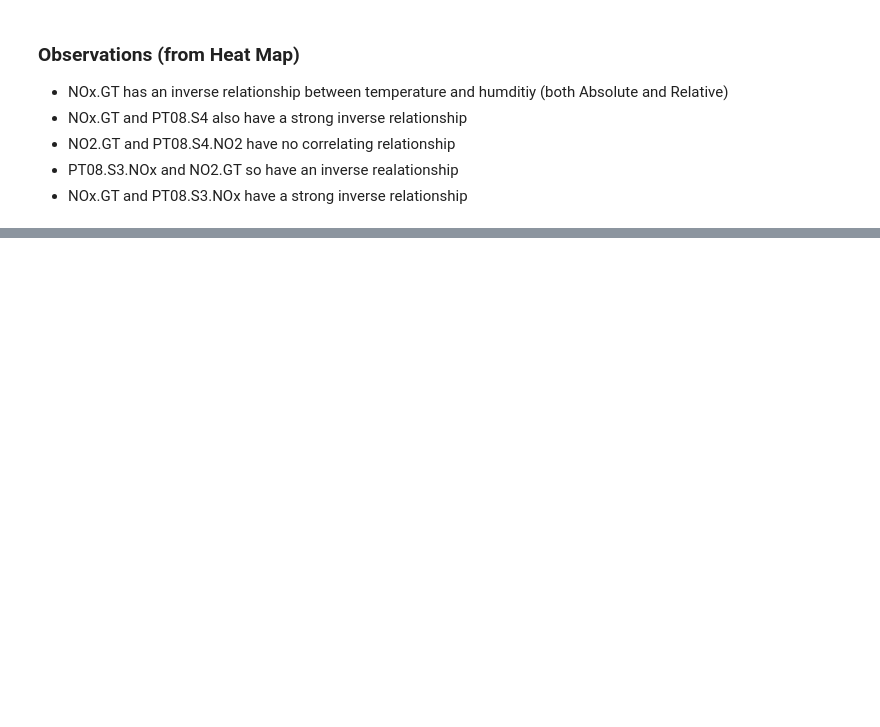
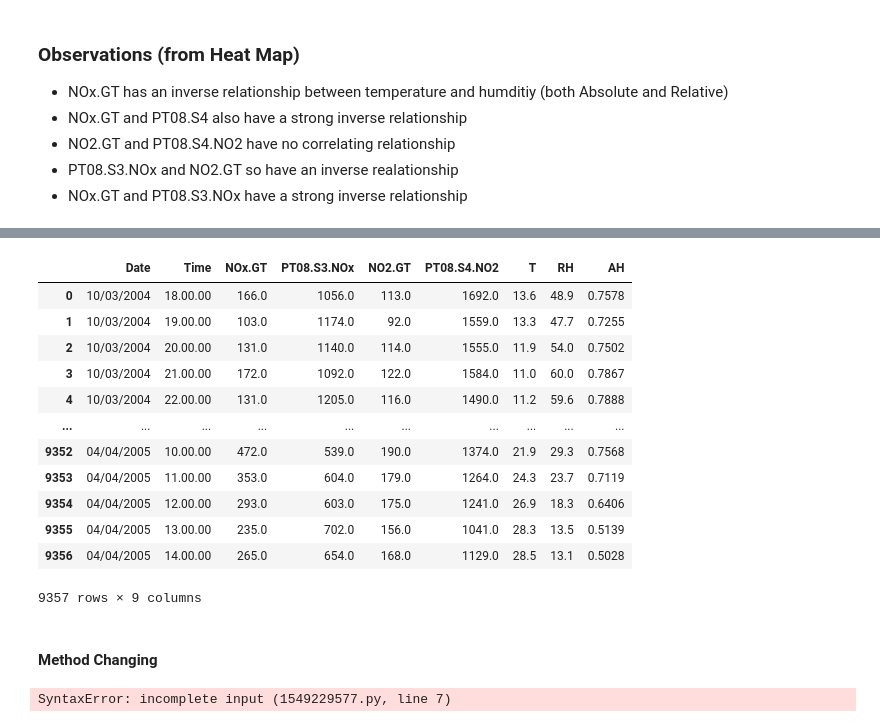
Before and after one commit to ubco-W2022T2-data301/project-group-group59, a Jupyter notebook: analysis/analysis2.ipynb, the cells around one changed output, grey strips where cells are left out. Cells and saved outputs as stored; diff of their text form; code cells hidden in the pictures; blank space fills up the shorter version.

```diff
--- a/analysis/analysis2.ipynb
+++ b/analysis/analysis2.ipynb
@@ -254,0 +252,10 @@ heatmap.set(title='Heatmap of Nitrogenous parameters')
+# %%
+import pandas as pd
+import numpy as np
+import seaborn as sns
+import matplotlib.pylab as plt
+import datetime
+
+df_bri_2 =pd.read_csv("../data/raw/AirQualityUCI.csv", sep=";")
+
+df_bri_2
@@ -254,0 +276,28 @@ heatmap.set(title='Heatmap of Nitrogenous parameters')
+# %%
+# Data Cleaning/ Renaming
+df_bri_2 = df_bri_2.rename(columns={'NOx(GT)':'NOx.GT', 'PT08.S3(NOx)': 'PT08.S3.NOx', 'PT08.S4(NO2)':'PT08.S4.NO2', 'NO2(GT)':'NO2.GT'})
+df_bri_2 = df_bri_2.drop(columns=['Unnamed: 15','Unnamed: 16','CO(GT)','PT08.S1(CO)','NMHC(GT)','C6H6(GT)', 'PT08.S2(NMHC)','PT08.S5(O3)'])
+df_bri_2 = df_bri_2.drop_duplicates()
+df_bri_2 = df_bri_2.dropna()
+# %%
+#Changing variables
+df_bri_2.replace(to_replace=",", value=".",regex=True, inplace=True )
+df_bri_2= df_bri_2.astype({'T': 'float', 'AH':'float','RH':'float'})
+
+#Resetting Index
+df_bri_2_cleaned = df_bri_2.reset_index(drop=True)
+df_bri_1_cleaned
+# %% [output]
+|  | Date | Time | NOx.GT | PT08.S3.NOx | NO2.GT | PT08.S4.NO2 | T | RH | AH |
+| 0 | 10/03/2004 | 18.00.00 | 166.0 | 1056.0 | 113.0 | 1692.0 | 13.6 | 48.9 | 0.7578 |
+| 1 | 10/03/2004 | 19.00.00 | 103.0 | 1174.0 | 92.0 | 1559.0 | 13.3 | 47.7 | 0.7255 |
+| 2 | 10/03/2004 | 20.00.00 | 131.0 | 1140.0 | 114.0 | 1555.0 | 11.9 | 54.0 | 0.7502 |
+| 3 | 10/03/2004 | 21.00.00 | 172.0 | 1092.0 | 122.0 | 1584.0 | 11.0 | 60.0 | 0.7867 |
+| 4 | 10/03/2004 | 22.00.00 | 131.0 | 1205.0 | 116.0 | 1490.0 | 11.2 | 59.6 | 0.7888 |
+| ... | ... | ... | ... | ... | ... | ... | ... | ... | ... |
+| 9352 | 04/04/2005 | 10.00.00 | 472.0 | 539.0 | 190.0 | 1374.0 | 21.9 | 29.3 | 0.7568 |
+| 9353 | 04/04/2005 | 11.00.00 | 353.0 | 604.0 | 179.0 | 1264.0 | 24.3 | 23.7 | 0.7119 |
+| 9354 | 04/04/2005 | 12.00.00 | 293.0 | 603.0 | 175.0 | 1241.0 | 26.9 | 18.3 | 0.6406 |
+| 9355 | 04/04/2005 | 13.00.00 | 235.0 | 702.0 | 156.0 | 1041.0 | 28.3 | 13.5 | 0.5139 |
+| 9356 | 04/04/2005 | 14.00.00 | 265.0 | 654.0 | 168.0 | 1129.0 | 28.5 | 13.1 | 0.5028 |
+9357 rows × 9 columns
@@ -254,0 +312,13 @@ heatmap.set(title='Heatmap of Nitrogenous parameters')
+# %% [markdown]
+#### Method Changing
+# %%
+import pandas as pd
+import numpy as np
+import df_bri_2_cleaned
+
+
+df_bri_2_cleaned = (
+pd.DataFrame()
+)
+# %% [output]
+SyntaxError: incomplete input (1549229577.py, line 7)
```
Also changed, not shown: parts of 7 cells of this notebook, 1 other file.
